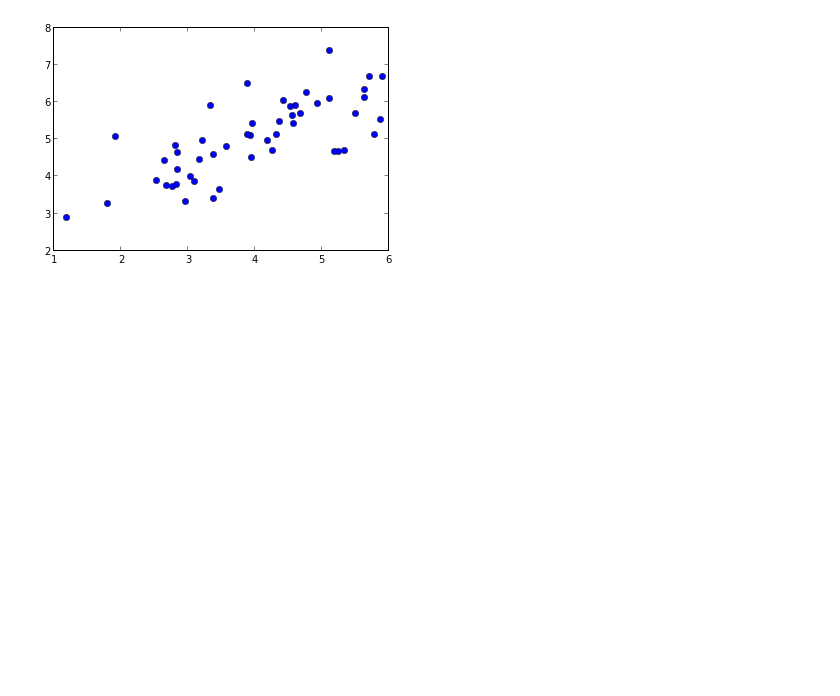
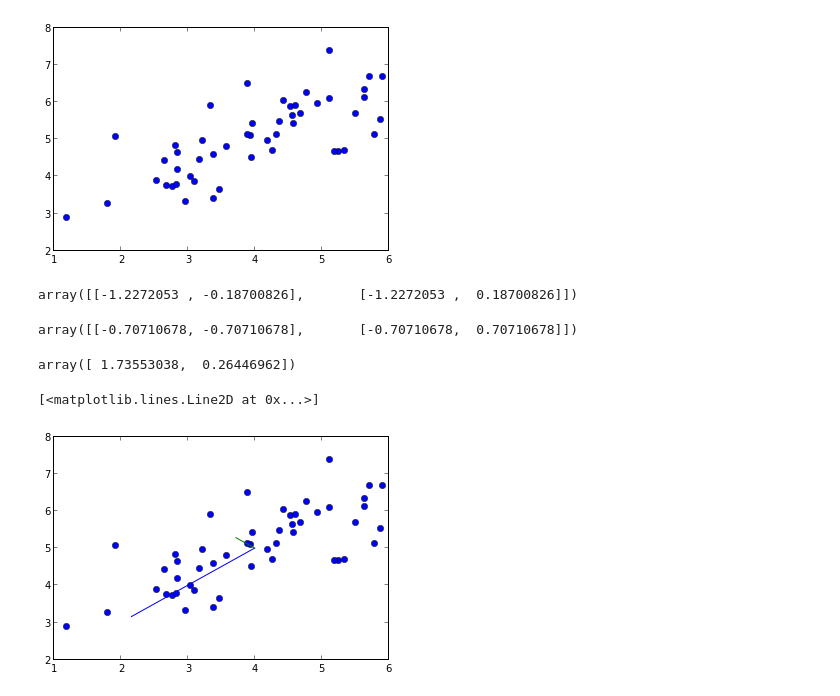
Before and after one commit to rgangopadhya/ML-Python-Ex7, a Jupyter notebook: ex7_pca.ipynb, the cells around one changed output. Drawn from its saved outputs; the diff is of its cells as text; code cells hidden in the pictures; blank space fills up the shorter version.

```diff
--- a/ex7_pca.ipynb
+++ b/ex7_pca.ipynb
@@ -15,3 +15,24 @@ pdata=import_mlab('ex7data1.mat')pyplot.plot(pdata['X'][:,0], pdata['X'][:,1], '
 sys.path.append(r'/home/raja/Documents/MachineLearning/ex5/Python')from lincost import featureNormalize
 # %%
 X_norm, mu, sigma = featureNormalize(pdata['X'])
+# %%
+U, s, V = pca(X_norm)
+# %%
+eig = np.dot(U, np.diag(s))
+# %%
+eig
+# %% [output]
+array([[-1.2272053 , -0.18700826],       [-1.2272053 ,  0.18700826]])
+# %%
+U
+# %% [output]
+array([[-0.70710678, -0.70710678],       [-0.70710678,  0.70710678]])
+# %%
+s
+# %% [output]
+array([ 1.73553038,  0.26446962])
+# %%
+pyplot.plot(pdata['X'][:,0], pdata['X'][:,1], 'bo')pyplot.plot(np.hstack((mu[0], mu[0] + 1.5*eig[0,0])), np.hstack((mu[1], mu[1] + 1.5*eig[1,0])))pyplot.plot(np.hstack((mu[0], mu[0] + 1.5*eig[0,1])), np.hstack((mu[1], mu[1] + 1.5*eig[1,1])))
+# %% [output]
+[<matplotlib.lines.Line2D at 0x...>]
+[figure, added]
```
Also changed, not shown: parts of 7 cells of this notebook, 2 other files.
